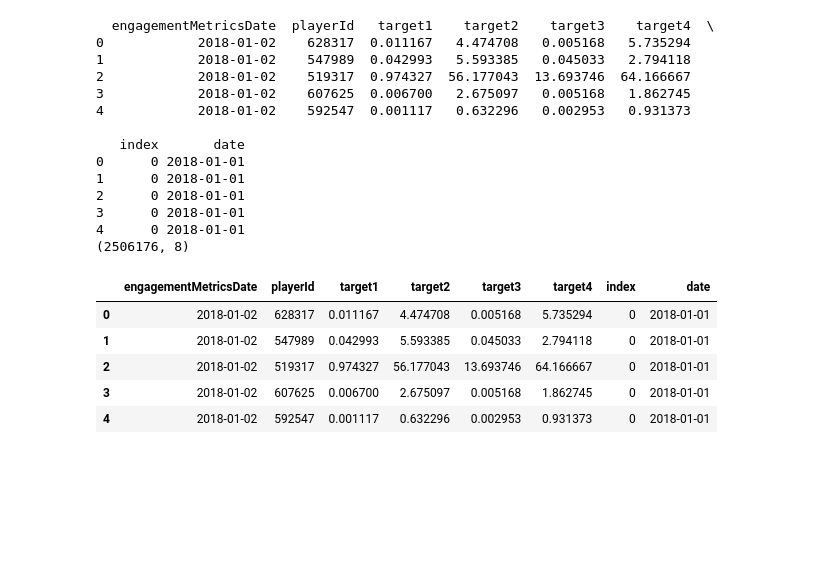
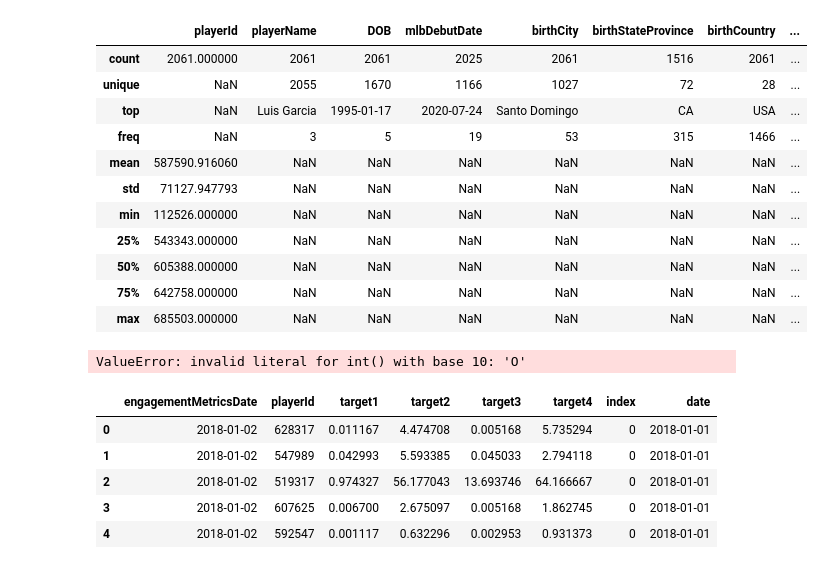
Before and after one commit to Chrisjb/kaggle-mlb, a Jupyter notebook: basic_model.ipynb, the cells around one changed output. Drawn from its saved outputs; the diff is of its cells as text; code cells hidden in the pictures; blank space fills up the shorter version.

```diff
--- a/basic_model.ipynb
+++ b/basic_model.ipynb
@@ -7,24 +10,37 @@ with open('raw_data/train_nextDayPlayerEngagement.pkl', 'rb') as pkl:
 
 with open('raw_data/train_playerBoxScores.pkl', 'rb') as pkl:
     train_playerBoxScores = pickle.load(pkl)
+
+with open('raw_data/train_teamBoxScores.pkl', 'rb') as pkl:
+    train_teamBoxScores = pickle.load(pkl)
+
+players = pd.read_csv('raw_data/players.csv')
+
+with open('raw_data/train_playerTwitterFollowers.pkl', 'rb') as pkl:
+    train_playerTwitterFollowers = pickle.load(pkl)
+
+with open('raw_data/train_teamTwitterFollowers.pkl', 'rb') as pkl:
+    train_teamTwitterFollowers = pickle.load(pkl)
-# %%
-print(train_nextDayPlayerEngagement.head())
-print(train_nextDayPlayerEngagement.shape)
-# %% [output]
-  engagementMetricsDate  playerId   target1    target2    target3    target4  \
-0            2018-01-02    628317  0.011167   4.474708   0.005168   5.735294
-1            2018-01-02    547989  0.042993   5.593385   0.045033   2.794118
-2            2018-01-02    519317  0.974327  56.177043  13.693746  64.166667
-3            2018-01-02    607625  0.006700   2.675097   0.005168   1.862745
-4            2018-01-02    592547  0.001117   0.632296   0.002953   0.931373
-
-   index       date
-0      0 2018-01-01
-1      0 2018-01-01
-2      0 2018-01-01
-3      0 2018-01-01
-4      0 2018-01-01
-(2506176, 8)
+# %%
+players.describe(include = 'all')
+# %% [output]
+|  | playerId | playerName | DOB | mlbDebutDate | birthCity | birthStateProvince | birthCountry | ... |
+| count | 2061.000000 | 2061 | 2061 | 2025 | 2061 | 1516 | 2061 | ... |
+| unique | NaN | 2055 | 1670 | 1166 | 1027 | 72 | 28 | ... |
+| top | NaN | Luis Garcia | 1995-01-17 | 2020-07-24 | Santo Domingo | CA | USA | ... |
+| freq | NaN | 3 | 5 | 19 | 53 | 315 | 1466 | ... |
+| mean | 587590.916060 | NaN | NaN | NaN | NaN | NaN | NaN | ... |
+| std | 71127.947793 | NaN | NaN | NaN | NaN | NaN | NaN | ... |
+| min | 112526.000000 | NaN | NaN | NaN | NaN | NaN | NaN | ... |
+| 25% | 543343.000000 | NaN | NaN | NaN | NaN | NaN | NaN | ... |
+| 50% | 605388.000000 | NaN | NaN | NaN | NaN | NaN | NaN | ... |
+| 75% | 642758.000000 | NaN | NaN | NaN | NaN | NaN | NaN | ... |
+| max | 685503.000000 | NaN | NaN | NaN | NaN | NaN | NaN | ... |
+# %%
+feat = FeatureEngineerer()
+X_train_test = feat.transform(X = X_train)
+# %% [output]
+ValueError: invalid literal for int() with base 10: 'O'
 # %%
 train_nextDayPlayerEngagement.head()
 # %% [output]
```
Also changed, not shown: parts of 22 cells of this notebook.
